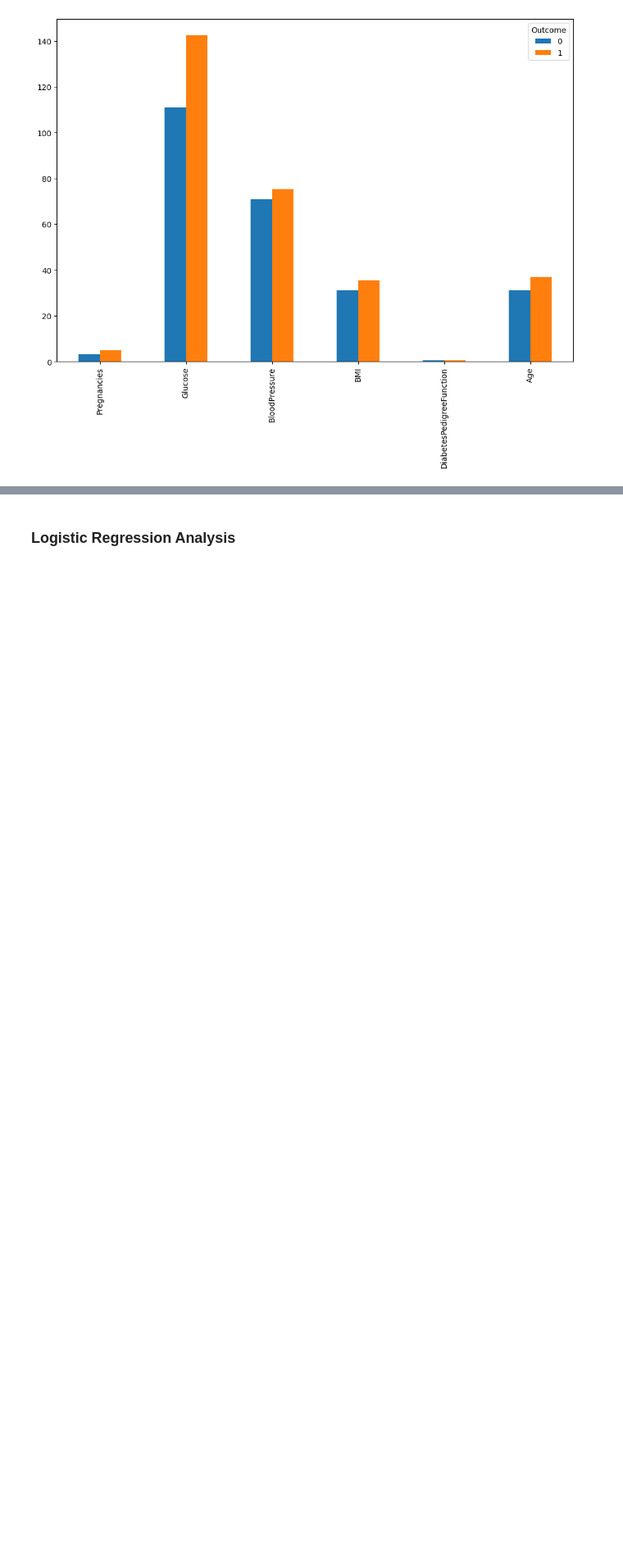
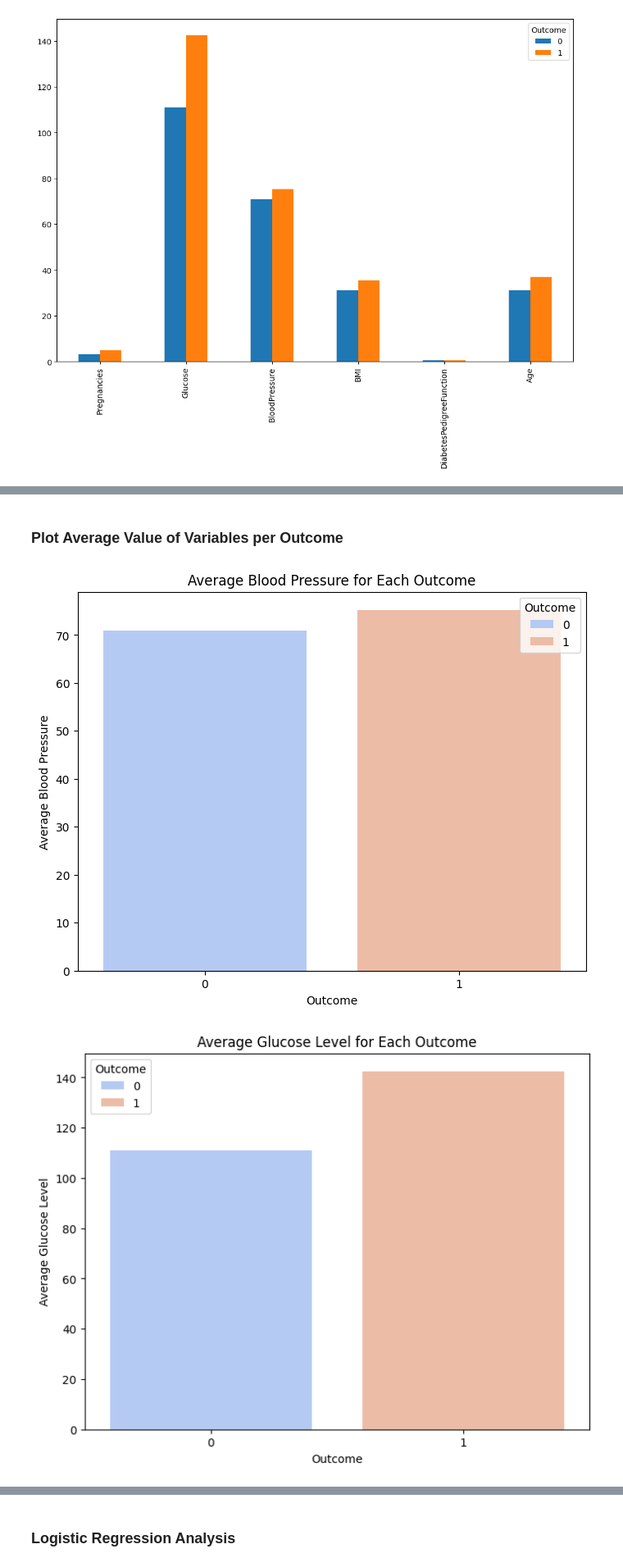
Before and after one commit to MattMW04/Data-Science-Assessment, a Jupyter notebook: Asessment-Data-Usage.ipynb, the cells around one changed output, grey strips where cells are left out. Shown at 82% size. Cells and saved outputs as stored; diff of their text form; code cells hidden in the pictures; blank space fills up the shorter version.

```diff
--- a/Asessment-Data-Usage.ipynb
+++ b/Asessment-Data-Usage.ipynb
@@ -176,33 +220,71 @@ plt.show()
+# %% [markdown]
+### Plot Average Value of Variables per Outcome
 # %%
 # Calculate the average blood pressure for each outcome
 avg_blood_pressure = dataset.groupby('Outcome')['BloodPressure'].mean().reset_index()
 
 # Bar chart of average blood pressure for each outcome
 plt.figure(figsize=(8, 6))
 sns.barplot(x='Outcome', y='BloodPressure', data=avg_blood_pressure, palette='coolwarm', hue='Outcome')
 plt.title('Average Blood Pressure for Each Outcome')
 plt.xlabel('Outcome')
 plt.ylabel('Average Blood Pressure')
 plt.show()
 
 # Calculate the average glucose level for each outcome
 avg_glucose = dataset.groupby('Outcome')['Glucose'].mean().reset_index()
 
 # Bar chart of average glucose level for each outcome
 plt.figure(figsize=(8, 6))
 sns.barplot(x='Outcome', y='Glucose', data=avg_glucose, palette='coolwarm', hue='Outcome')
 plt.title('Average Glucose Level for Each Outcome')
 plt.xlabel('Outcome')
 plt.ylabel('Average Glucose Level')
 plt.show()
 
 # Calculate the average BMI for each outcome
 avg_bmi = dataset.groupby('Outcome')['BMI'].mean().reset_index()
 
 # Bar chart of average BMI for each outcome
 plt.figure(figsize=(8, 6))
 sns.barplot(x='Outcome', y='BMI', data=avg_bmi, palette='coolwarm', hue='Outcome')
 plt.title('Average BMI for Each Outcome')
 plt.xlabel('Outcome')
 plt.ylabel('Average BMI')
 plt.show()
+
+# Calculate the average age for each outcome
+avg_age = dataset.groupby('Outcome')['Age'].mean().reset_index()
+
+# Bar chart of average age for each outcome
+plt.figure(figsize=(8, 6))
+sns.barplot(x='Outcome', y='Age', data=avg_age, palette='coolwarm', hue='Outcome')
+plt.title('Average Age for Each Outcome')
+plt.xlabel('Outcome')
+plt.ylabel('Average Age')
+plt.show()
+
+# Calculate the average Diabetes Pedigree Function for each outcome
+avg_diabetes_pedigree_function = dataset.groupby('Outcome')['DiabetesPedigreeFunction'].mean().reset_index()
+
+# Bar chart of average Diabetes Pedigree Function for each outcome
+plt.figure(figsize=(8, 6))
+sns.barplot(x='Outcome', y='DiabetesPedigreeFunction', data=avg_diabetes_pedigree_function, palette='coolwarm', hue='Outcome')
+plt.title('Average Diabetes Pedigree Function for Each Outcome')
+plt.xlabel('Outcome')
+plt.ylabel('Average Diabetes Pedigree Function')
+plt.show()
+
+# Calculate the average number of pregnancies for each outcome
+avg_pregnancies = dataset.groupby('Outcome')['Pregnancies'].mean().reset_index()
+
+# Bar chart of average number of pregnancies for each outcome
+plt.figure(figsize=(8, 6))
+sns.barplot(x='Outcome', y='Pregnancies', data=avg_pregnancies, palette='coolwarm', hue='Outcome')
+plt.title('Average Number of Pregnancies for Each Outcome')
+plt.xlabel('Outcome')
+plt.ylabel('Average Number of Pregnancies')
+plt.show()
+# %% [output]
+[figure, added]
+[figure, added]
```
Also changed, not shown: parts of 23 cells of this notebook, 4 other files.
